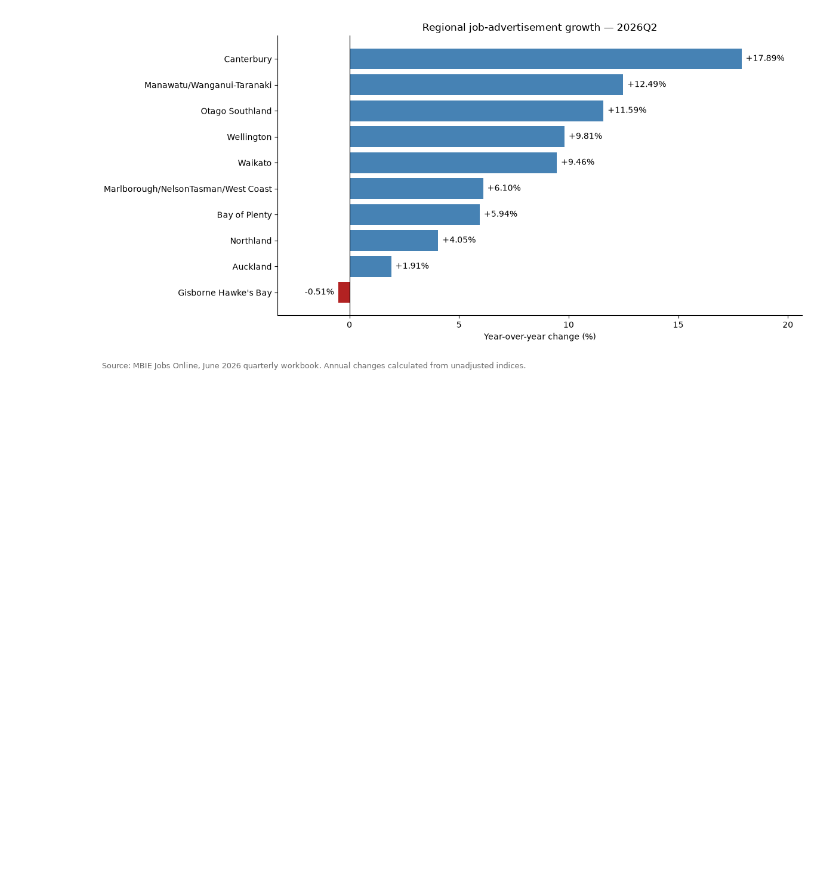
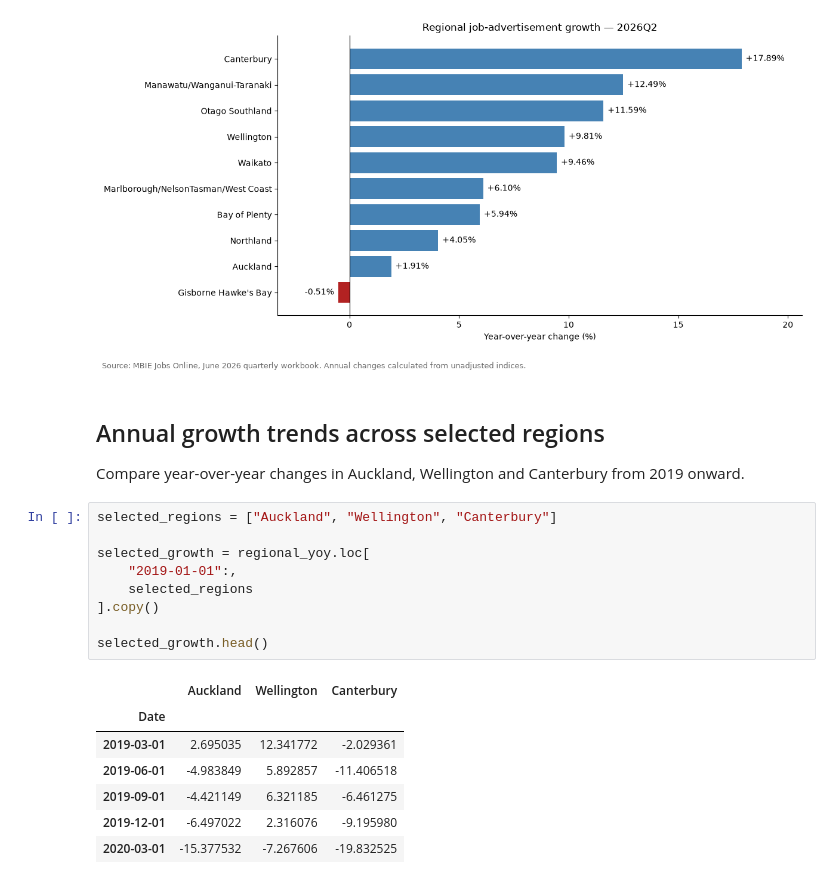
Before and after one commit to kamalpreetsinghh/nz-job-market-data-analysis, a Jupyter notebook: notebooks/02_regional_analysis.ipynb, the cells around one changed output. Drawn from its saved outputs; the diff is of its cells as text; blank space fills up the shorter version.

```diff
--- a/notebooks/02_regional_analysis.ipynb
+++ b/notebooks/02_regional_analysis.ipynb
@@ -216,3 +216,24 @@ fig.savefig(
 plt.show()
 # %% [output]
 [figure]
+# %% [markdown]
+## Annual growth trends across selected regions
+
+Compare year-over-year changes in Auckland, Wellington and Canterbury from 2019 onward.
+# %%
+selected_regions = ["Auckland", "Wellington", "Canterbury"]
+
+selected_growth = regional_yoy.loc[
+    "2019-01-01":,
+    selected_regions
+].copy()
+
+selected_growth.head()
+# %% [output]
+|  | Auckland | Wellington | Canterbury |
+| Date |  |  |  |
+| 2019-03-01 | 2.695035 | 12.341772 | -2.029361 |
+| 2019-06-01 | -4.983849 | 5.892857 | -11.406518 |
+| 2019-09-01 | -4.421149 | 6.321185 | -6.461275 |
+| 2019-12-01 | -6.497022 | 2.316076 | -9.195980 |
+| 2020-03-01 | -15.377532 | -7.267606 | -19.832525 |
```
Also changed, not shown: parts of 6 cells of this notebook, 1 other file.
